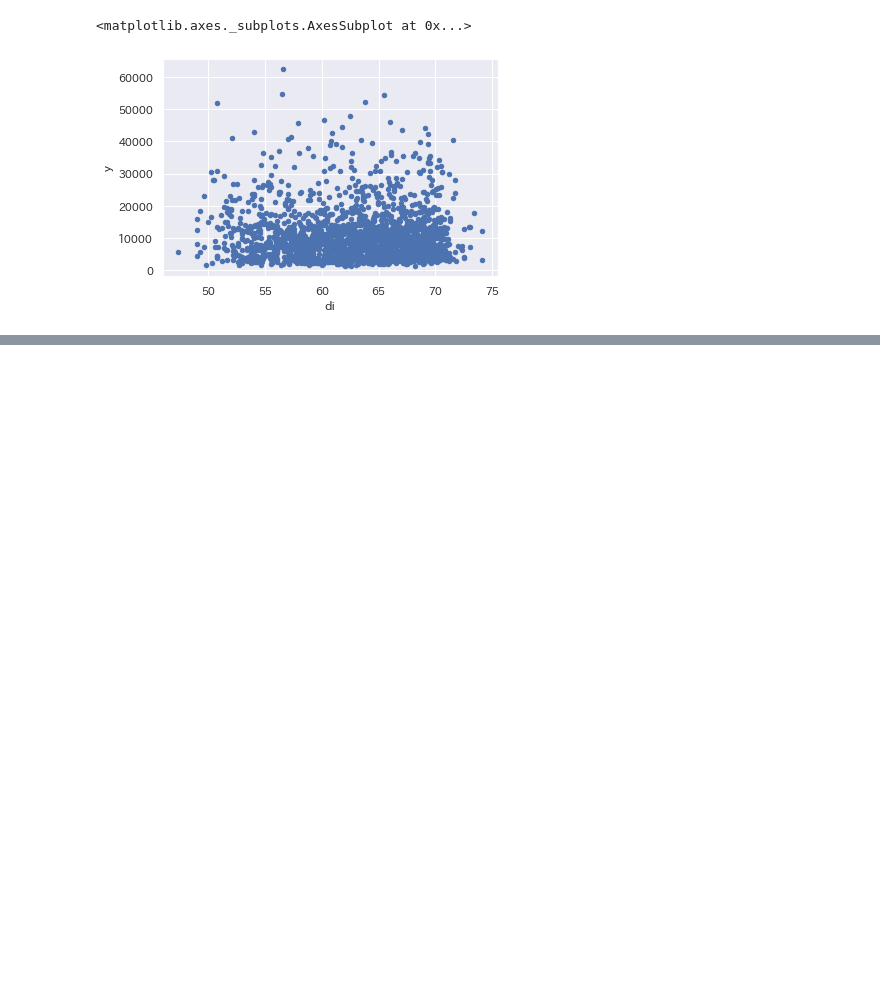
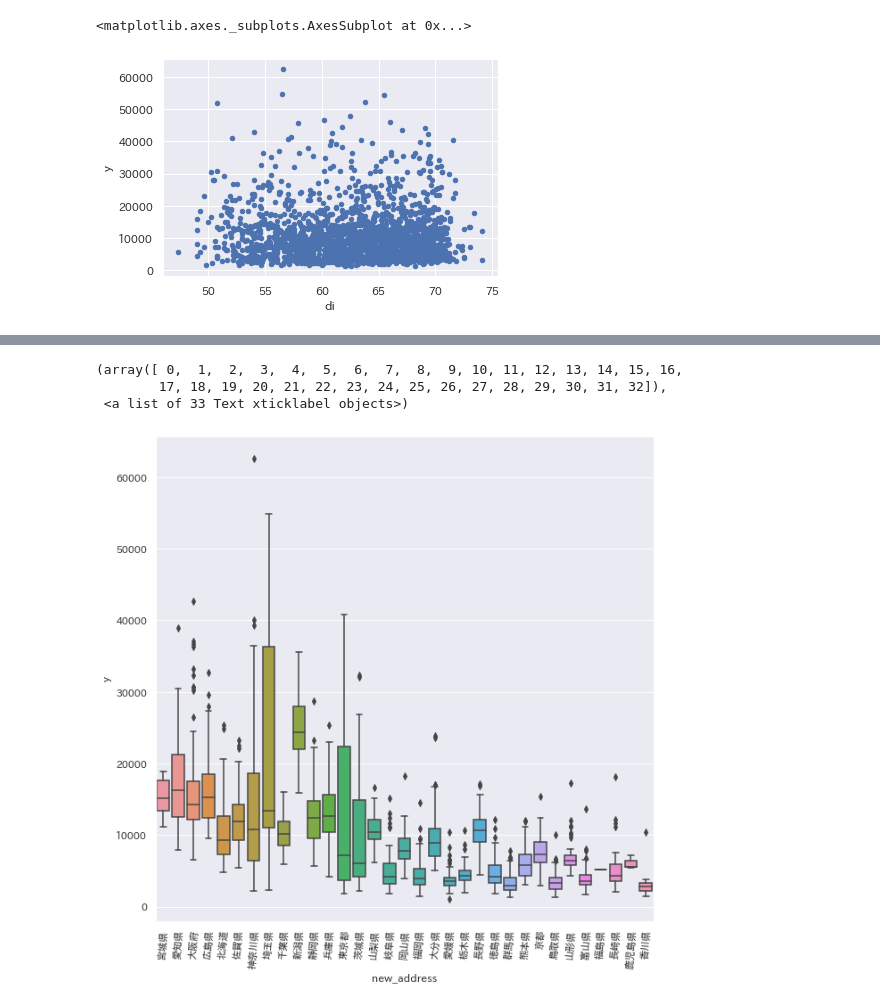
Before and after one commit to ju-ki/signate_practice, a Jupyter notebook: football_forecasting/Signate_quest.ipynb, the cells around one changed output, grey strips where cells are left out. Drawn from its saved outputs; the diff is of its cells as text; code cells hidden in the pictures; blank space fills up the shorter version.

```diff
--- a/football_forecasting/Signate_quest.ipynb
+++ b/football_forecasting/Signate_quest.ipynb
@@ -348,0 +391,3 @@ plt.show()
+# %%
+import re
+tmp_0 = train.copy()
@@ -348,0 +401,10 @@ plt.show()
+# %%
+def get_prefecture(x):
+    if re.search("県", x):
+        return x[:x.find("県")+1]
+    elif re.search("都", x):
+        return x[:x.find("都")+1]
+    elif re.search("府", x):
+        return x[:x.find("府")+1]
+    elif re.search("道", x):
+        return x[:x.find("道")+1]
@@ -348,0 +416,2 @@ plt.show()
+# %%
+tmp_0["new_address"] = tmp_0["address"].apply(get_prefecture)
@@ -348,0 +428,9 @@ plt.show()
+# %%
+plt.figure(figsize=(10, 10))
+sns.boxplot(data=tmp_0, x="new_address", y="y")
+plt.xticks(rotation=85)
+# %% [output]
+(array([ 0,  1,  2,  3,  4,  5,  6,  7,  8,  9, 10, 11, 12, 13, 14, 15, 16,
+        17, 18, 19, 20, 21, 22, 23, 24, 25, 26, 27, 28, 29, 30, 31, 32]),
+ <a list of 33 Text xticklabel objects>)
+[figure, added]
```
Also changed, not shown: parts of 36 cells of this notebook.
